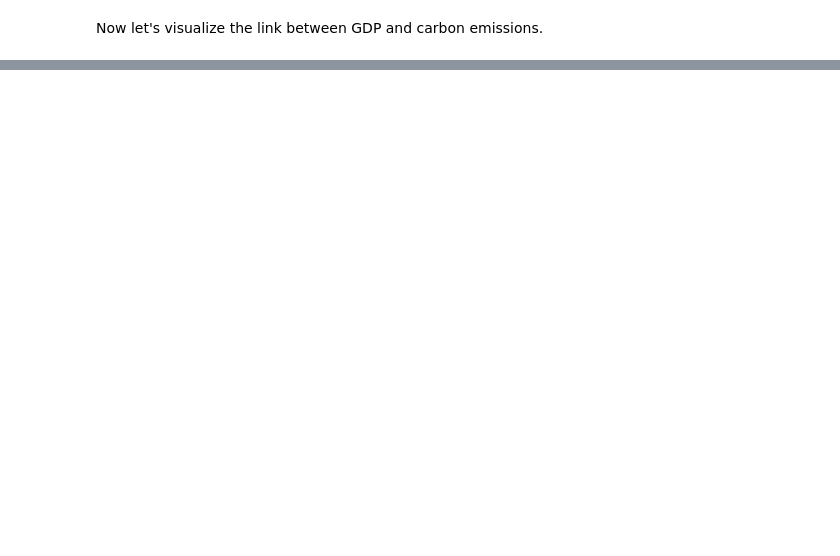
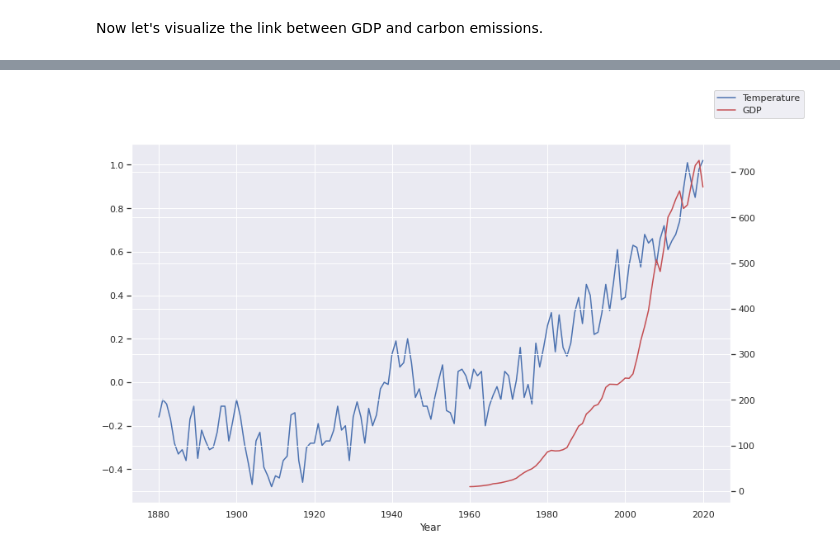
Before and after one commit to shokru/carbon_emissions, a Jupyter notebook: carbon.ipynb, the cells around one changed output, grey strips where cells are left out. Saved outputs shown, nothing was run; the diff lists cells and outputs as text; code cells hidden in the pictures; blank space fills up the shorter version.

```diff
--- a/carbon.ipynb
+++ b/carbon.ipynb
@@ -252,0 +262,8 @@ sns.set(rc={'figure.figsize':(13,8)})
+# %%
+url = 'https://data.giss.nasa.gov/gistemp/graphs/graph_data/Global_Mean_Estimates_based_on_Land_and_Ocean_Data/graph.txt'
+data_temp = pd.read_csv(url, skiprows = 4, sep='\r\t')
+data_temp = data_temp.iloc[0:,0].str.split(expand = True)
+data_temp = data_temp.rename(columns = {0: 'Year', 1: 'Temperature', 2: 'Smoothing'})
+data_temp['Temperature'] = pd.to_numeric(data_temp['Temperature']) # Translate to number
+data_temp['Year'] = pd.to_numeric(data_temp['Year'])               # Translate to number
+data_temp
@@ -252,0 +287,10 @@ sns.set(rc={'figure.figsize':(13,8)})
+# %%
+url = 'https://api.worldbank.org/v2/en/indicator/NY.GDP.MKTP.CD?downloadformat=excel'
+data_gdp = pd.read_excel(url, skiprows = 3)
+# Putting the data in long format below
+data_gdp = pd.wide_to_long(data_gdp.iloc[0:,0:65],
+                stubnames = [''],
+                i = ['Country Name', 'Country Code', 'Indicator Name', 'Indicator Code'],
+                j = 'Year').reset_index()
+data_gdp = data_gdp.rename(columns = {'': 'GDP'})
+data_gdp
@@ -252,0 +311,6 @@ sns.set(rc={'figure.figsize':(13,8)})
+# %%
+data_gdp_world = data_gdp.pivot_table(values = ['GDP'],
+                                      aggfunc = 'sum',
+                                      index = ['Year']).reset_index()
+data_gdp_world['GDP'] = data_gdp_world['GDP']/(10**12) # Translate into billions
+data_gdp_world
@@ -252,0 +331,8 @@ sns.set(rc={'figure.figsize':(13,8)})
+# %%
+ax = data_temp.plot(x = "Year", y = "Temperature", legend = False)
+ax2 = ax.twinx()
+data_gdp_world.plot(x = "Year", y = "GDP", ax = ax2, legend = False, color = "r")
+ax.figure.legend()
+plt.show()
+# %% [output]
+[figure, added]
```
Also changed, not shown: parts of 8 cells of this notebook.
